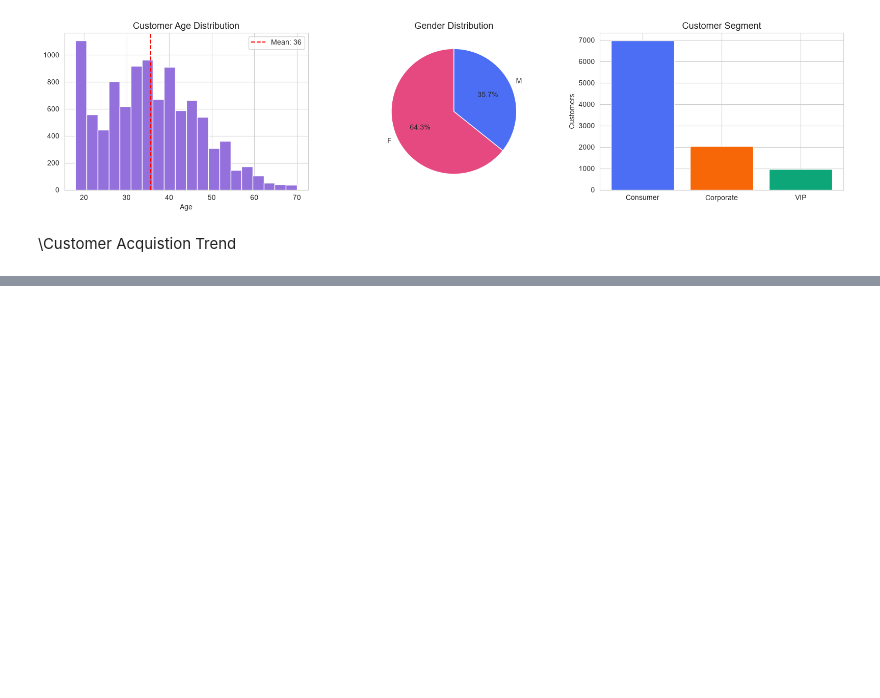
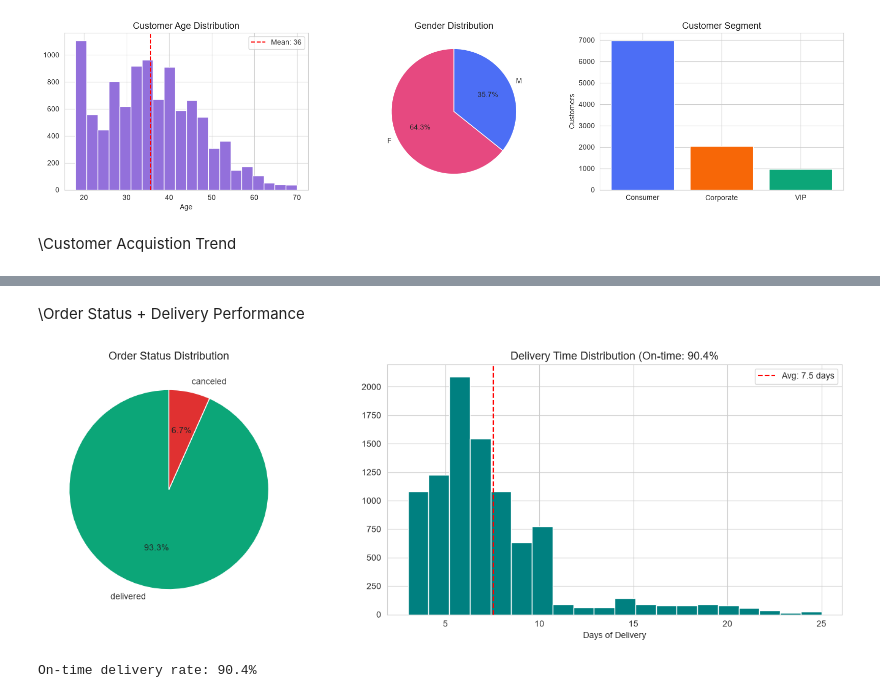
Before and after one commit to nithishg-ng/E-Commerce-US-dataset, a Jupyter notebook: notebooks/data_cleaning & EDA.ipynb, the cells around one changed output, grey strips where cells are left out. Drawn from its saved outputs; the diff is of its cells as text; code cells hidden in the pictures; blank space fills up the shorter version.

```diff
--- a/notebooks/data_cleaning & EDA.ipynb
+++ b/notebooks/data_cleaning & EDA.ipynb
@@ -311,0 +264,34 @@ plt.show()
+# %% [markdown]
+\Order Status + Delivery Performance
+# %%
+fig, axes = plt.subplots(1,2,figsize=(15,5))
+
+#order status
+status_counts = master["order_status"].value_counts()
+axes[0].pie(status_counts.values,labels=status_counts.index,autopct="%1.1f%%",
+            colors=["#0CA678","#E03131"], startangle=90)
+axes[0].set_title("Order Status Distribution")
+
+#Delivery Performance
+delivered = master[master["is_delivered"]==1].copy()
+delivered["delivery_days"] = (delivered["order_delivered_customer_date"] -
+                             delivered["order_purchase_timestamp"]).dt.days
+delivered["est_days"] = (delivered["order_estimated_delivery_date"] -
+                             delivered["order_purchase_timestamp"]).dt.days
+delivered["on_time"]=(delivered["delivery_days"]<=delivered["est_days"])
+
+ontime_pct=delivered["on_time"].mean() *100
+axes[1].hist(delivered["delivery_days"],bins=20,color="teal", edgecolor="white")
+axes[1].axvline(delivered["delivery_days"].mean(),color="red",linestyle="--",
+                label=f"Avg: {delivered["delivery_days"].mean():.1f} days")
+axes[1].set_title(f"Delivery Time Distribution (On-time: {ontime_pct:.1f}%")
+axes[1].set_xlabel("Days of Delivery")
+axes[1].legend()
+
+plt.tight_layout()
+plt.savefig(r"C:\NG\E-Commerce US dataset\E-Commerce-US-dataset\reports\EDA visuals\order_delivery.png",dpi=100,bbox_inches="tight")
+plt.show()
+print(f"On-time delivery rate: {ontime_pct:.1f}%")
+# %% [output]
+[figure, added]
+On-time delivery rate: 90.4%
```
Also changed, not shown: parts of 32 cells of this notebook.
